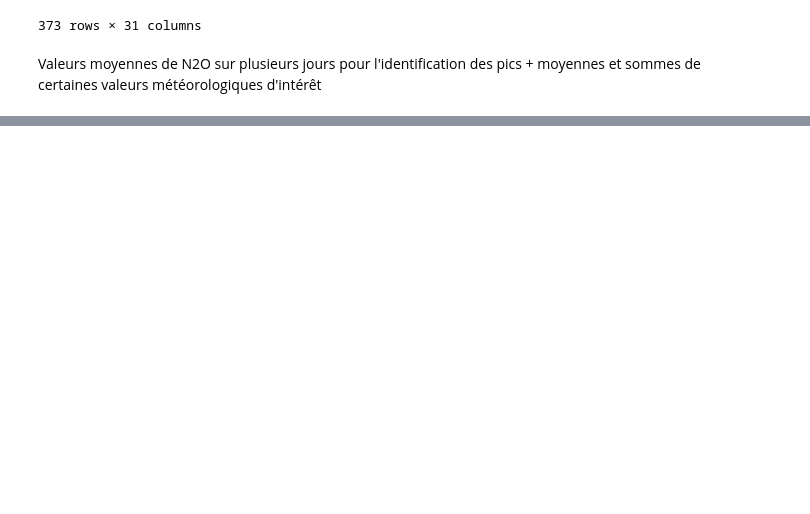
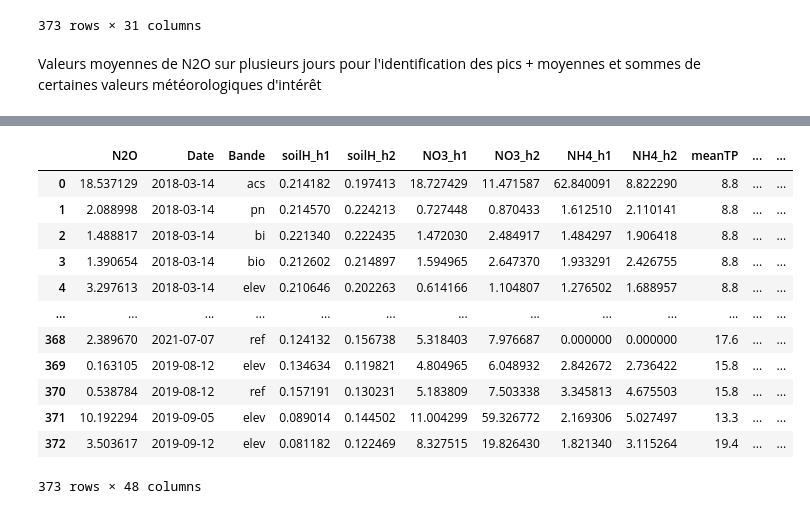
Before and after one commit to drylse/fil_rouge, a Jupyter notebook: codes_pretraitement/pretraitement.ipynb, the cells around one changed output, grey strips where cells are left out. Saved outputs shown, nothing was run; the diff lists cells and outputs as text; code cells hidden in the pictures; blank space fills up the shorter version.

```diff
--- a/codes_pretraitement/pretraitement.ipynb
+++ b/codes_pretraitement/pretraitement.ipynb
@@ -1207,13 +1207,14 @@ data["N2O_J60"] = rolling_by(data, ['N2O'], Windows=60, aggr=np.mean, center=Tru
 
 # données météo
 data = pd.merge(data, rolling_by(meteo, ['Temp moyenne (°C)', 'Humidité moyenne (%)', 'Temp max', 'Humidité max (%)', 'Temp min', 'Humidité min (%)'], 5, lambda x: x.mean()), on='Date')
-data.rename(columns={data.columns[-6]: "Temp_moyenne_5J"}, inplace=True)
-data.rename(columns={data.columns[-5]: "Humidite_moyenne_5J"}, inplace=True)
-data.rename(columns={data.columns[-4]: "Temp_max_5J"}, inplace=True)
-data.rename(columns={data.columns[-3]: "Humidite_max_5J"}, inplace=True)
-data.rename(columns={data.columns[-2]: "Temp_min_5J"}, inplace=True)
-data.rename(columns={data.columns[-1]: "Humidite_min_5J"}, inplace=True)
+data.rename(columns={'Temp moyenne (°C)':  "Temp_moyenne_5J"}, inplace=True)
+data.rename(columns={'Humidité moyenne (%)':  "Humidite_moyenne_5J"}, inplace=True)
+data.rename(columns={'Temp max':  "Temp_max_5J"}, inplace=True)
+data.rename(columns={'Humidité max (%)':  "Humidite_max_5J"}, inplace=True)
+data.rename(columns={'Temp min':  "Temp_min_5J"}, inplace=True)
+data.rename(columns={ 'Humidité min (%)':  "Humidite_min_5J"}, inplace=True)
+
 
 data = pd.merge(data, rolling_by(meteo, ['Pluie (mm)', 'ETP Penman (mm)'], 5, lambda x: x.sum()), on='Date')
-data.rename(columns={data.columns[-2]: "Sum_pluie_5J"}, inplace=True)
-data.rename(columns={data.columns[-1]: "Sum_ETP_5J"}, inplace=True)
+data.rename(columns={'Pluie (mm)': "Sum_pluie_5J"}, inplace=True)
+data.rename(columns={'ETP Penman (mm)': "Sum_ETP_5J"}, inplace=True)
@@ -1219,0 +1237,17 @@ data.rename(columns={data.columns[-1]: "Sum_ETP_5J"}, inplace=True)
+# %%
+data = pd.merge(data, rolling_by(meteo, ['Temp moyenne (°C)', 'Humidité moyenne (%)', 'Temp max', 'Humidité max (%)', 'Temp min', 'Humidité min (%)'], 5, lambda x: x.mean()), on='Date')
+data
+# %% [output]
+|  | N2O | Date | Bande | soilH_h1 | soilH_h2 | NO3_h1 | NO3_h2 | NH4_h1 | NH4_h2 | meanTP | ... | ... |
+| 0 | 18.537129 | 2018-03-14 | acs | 0.214182 | 0.197413 | 18.727429 | 11.471587 | 62.840091 | 8.822290 | 8.8 | ... | ... |
+| 1 | 2.088998 | 2018-03-14 | pn | 0.214570 | 0.224213 | 0.727448 | 0.870433 | 1.612510 | 2.110141 | 8.8 | ... | ... |
+| 2 | 1.488817 | 2018-03-14 | bi | 0.221340 | 0.222435 | 1.472030 | 2.484917 | 1.484297 | 1.906418 | 8.8 | ... | ... |
+| 3 | 1.390654 | 2018-03-14 | bio | 0.212602 | 0.214897 | 1.594965 | 2.647370 | 1.933291 | 2.426755 | 8.8 | ... | ... |
+| 4 | 3.297613 | 2018-03-14 | elev | 0.210646 | 0.202263 | 0.614166 | 1.104807 | 1.276502 | 1.688957 | 8.8 | ... | ... |
+| ... | ... | ... | ... | ... | ... | ... | ... | ... | ... | ... | ... | ... |
+| 368 | 2.389670 | 2021-07-07 | ref | 0.124132 | 0.156738 | 5.318403 | 7.976687 | 0.000000 | 0.000000 | 17.6 | ... | ... |
+| 369 | 0.163105 | 2019-08-12 | elev | 0.134634 | 0.119821 | 4.804965 | 6.048932 | 2.842672 | 2.736422 | 15.8 | ... | ... |
+| 370 | 0.538784 | 2019-08-12 | ref | 0.157191 | 0.130231 | 5.183809 | 7.503338 | 3.345813 | 4.675503 | 15.8 | ... | ... |
+| 371 | 10.192294 | 2019-09-05 | elev | 0.089014 | 0.144502 | 11.004299 | 59.326772 | 2.169306 | 5.027497 | 13.3 | ... | ... |
+| 372 | 3.503617 | 2019-09-12 | elev | 0.081182 | 0.122469 | 8.327515 | 19.826430 | 1.821340 | 3.115264 | 19.4 | ... | ... |
+373 rows × 48 columns
```
Also changed, not shown: parts of 4 cells of this notebook, 1 other file.
